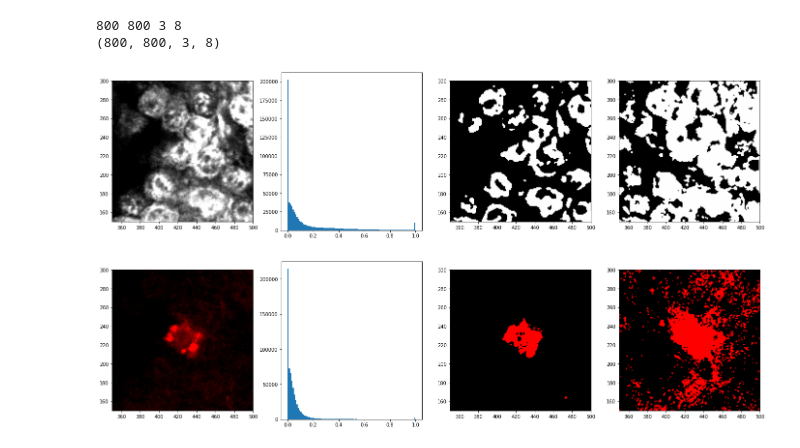
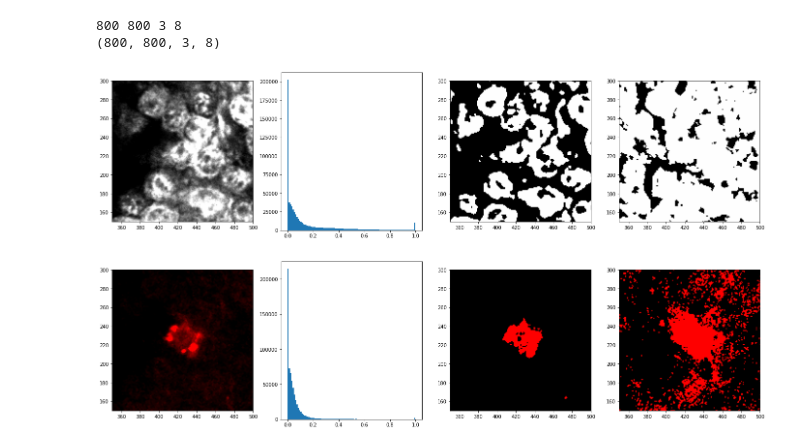
Before and after one commit to dtabuena/Images, a Jupyter notebook: Analyzing_Confocal.ipynb, the cells around one changed output. Saved outputs shown, nothing was run; the diff lists cells and outputs as text; code cells hidden in the pictures.

```diff
--- a/Analyzing_Confocal.ipynb
+++ b/Analyzing_Confocal.ipynb
@@ -97,35 +97,35 @@ m_size = 2
 g_sigma_1 = 1
 g_sigma_2 = 10
 im_filtered = neun_im.copy()
 im_binary= im_filtered.copy()
 for zi in range(neun_im.shape[-1]):
     im_zi = neun_im[:,:,zi]
     im_zi_mf = skimage.filters.median(im_zi, selem=np.ones([m_size,m_size]))   #### DeSpeckle
     im_zi_gf = ciim_F = skimage.filters.gaussian(im_zi_mf, sigma = g_sigma_1)   #### blur
     im_zi_bk = ciim_F = skimage.filters.gaussian(im_zi_gf, sigma = g_sigma_2)  ### get background from big blur
     im_zi_bs = im_zi_gf - im_zi_bk
     im_filtered[:,:,zi] = im_zi_bs
-    im_binary[:,:,zi] = im_filtered[:,:,zi]>filters.threshold_otsu(im_filtered[:,:,zi].flatten())
+    im_binary[:,:,zi] = im_filtered[:,:,zi]>filters.threshold_otsu(im_filtered[:,:,zi].flatten())*.01
 
 neun_im_f = im_filtered
 neu_mask_z = im_binary
 neu_mask_zp = np.max(neu_mask_z,axis=-1)
 
 
 sp=5
 fig,ax = plt.subplots(1,4,figsize=[24,6])
 ax[0].imshow(neun_im[:,:,sp],cmap=white_map)
 ax[1].hist(neun_im[:,:,sp].flatten(),100)
 ax[2].imshow(neu_mask_z[:,:,sp],cmap=white_map)
 ax[3].imshow(neu_mask_zp,cmap=white_map)
 
 
 for ai in ax[[0, 2, 3]]:
     ai.set_xlim(350,500)
     ai.set_ylim(150,300)
 plt.show()
 # %% [output]
-[figure, old version]
+[figure, new version]
 # %%
 ####################### Process mcherry
 mcherry_im = image[:,:,1,:]
```
Also changed, not shown: parts of 3 cells of this notebook.
